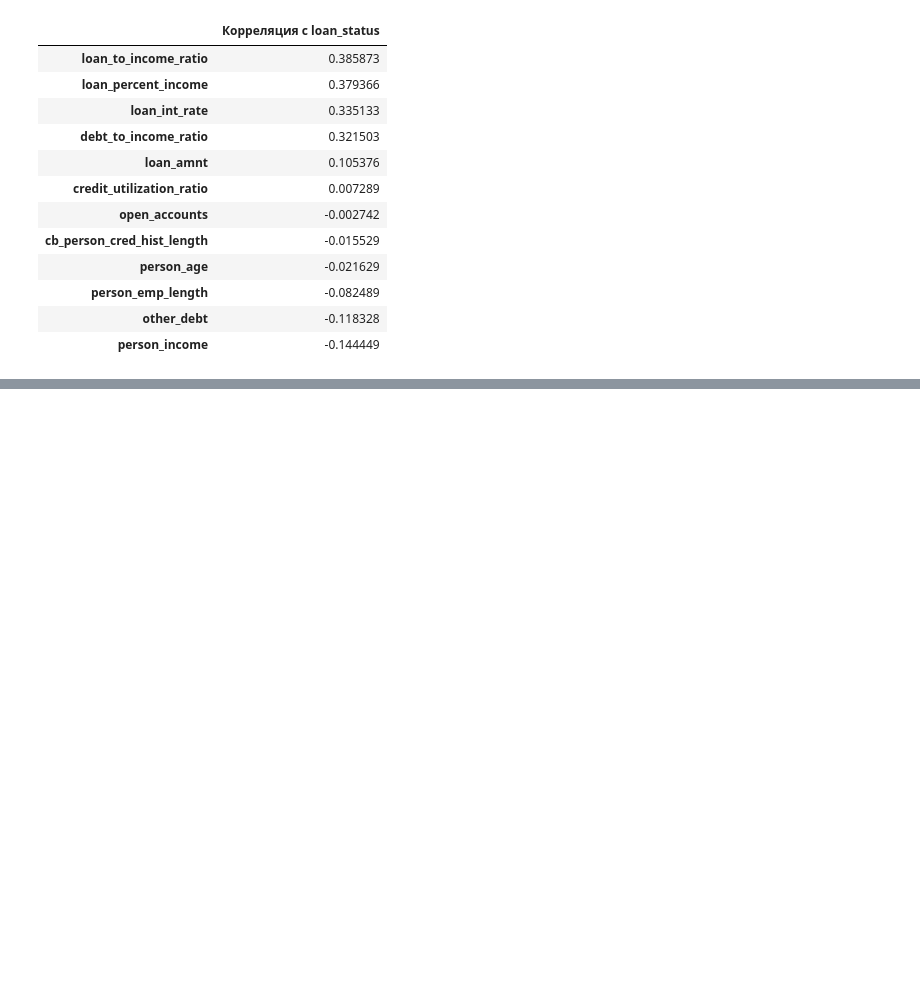
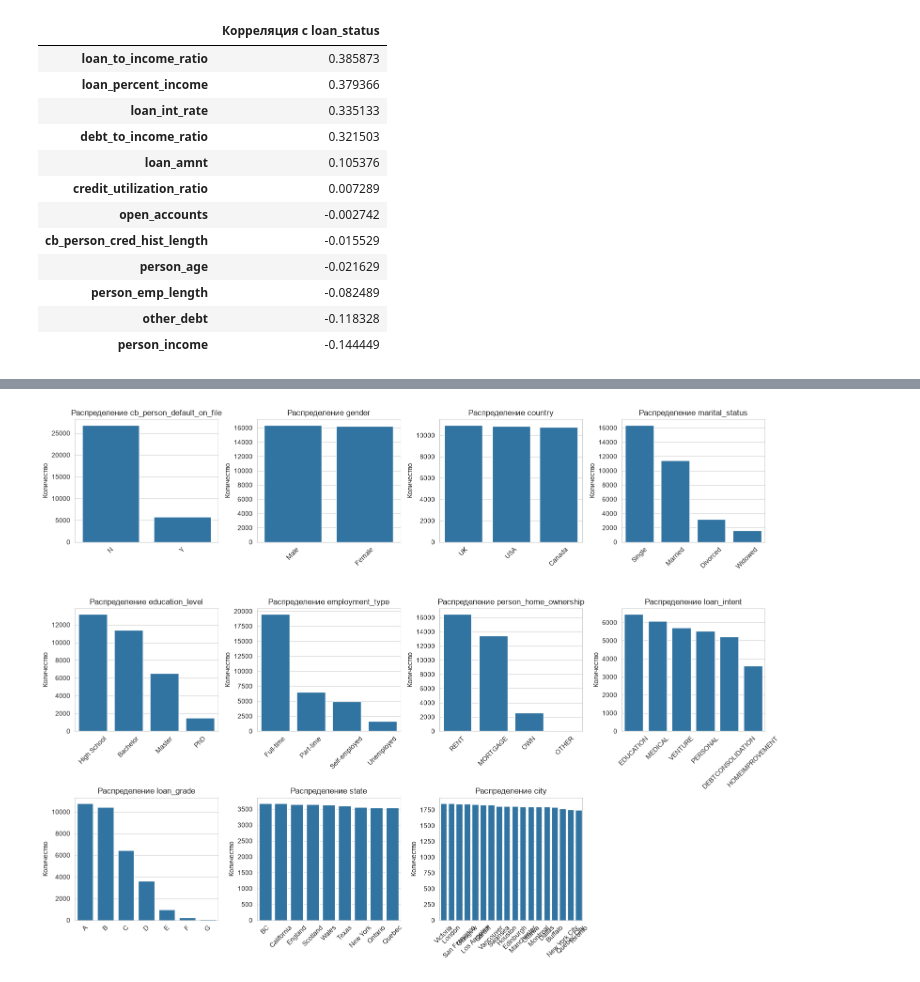
Before and after one commit to null-route-dev/credit-risk-classification, a Jupyter notebook: notebooks/01_eda_analysis.ipynb, the cells around one changed output, grey strips where cells are left out. Cells and saved outputs as stored; diff of their text form; code cells hidden in the pictures; blank space fills up the shorter version.

```diff
--- a/notebooks/01_eda_analysis.ipynb
+++ b/notebooks/01_eda_analysis.ipynb
@@ -712,0 +736,13 @@ display(corr_with_target.to_frame("Корреляция с loan_status"))
+# %%
+# Частотные таблицы для строковых категориальных признаков
+cat_features_str = [
+    "cb_person_default_on_file", "gender", "country", "marital_status",
+    "education_level", "employment_type", "person_home_ownership",
+    "loan_intent", "loan_grade", "state", "city"
+]
+
+print("Частотные таблицы для строковых категориальных признаков:")
+
+for col in cat_features_str:
+    print(f"\n{col}:")
+    display(df[col].value_counts().to_frame("Количество"))
@@ -712,0 +790,20 @@ display(corr_with_target.to_frame("Корреляция с loan_status"))
+# %%
+# Визуализация распределений
+fig, axes = plt.subplots(3, 4, figsize=(16, 12))
+axes = axes.flatten()
+
+for i, col in enumerate(cat_features_str):
+    counts = df[col].value_counts()
+    sns.barplot(x=counts.index, y=counts.values, ax=axes[i])
+    axes[i].set_title(f"Распределение {col}")
+    axes[i].set_ylabel("Количество")
+    axes[i].set_xlabel("")
+    axes[i].tick_params(axis="x", rotation=45)
+
+for j in range(len(cat_features_str), len(axes)):
+    fig.delaxes(axes[j])
+
+plt.tight_layout()
+plt.show()
+# %% [output]
+[figure, added]
```
Also changed, not shown: parts of 12 cells of this notebook, 2 other files.
